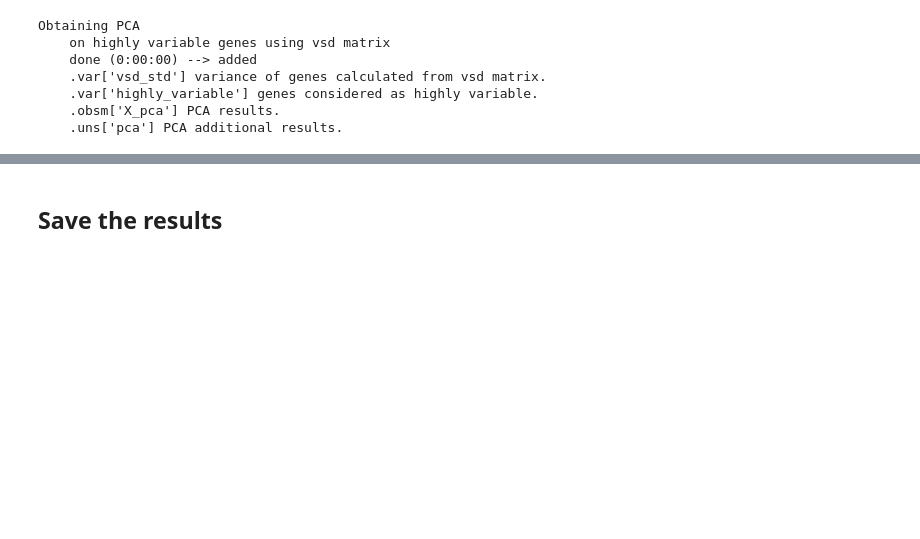
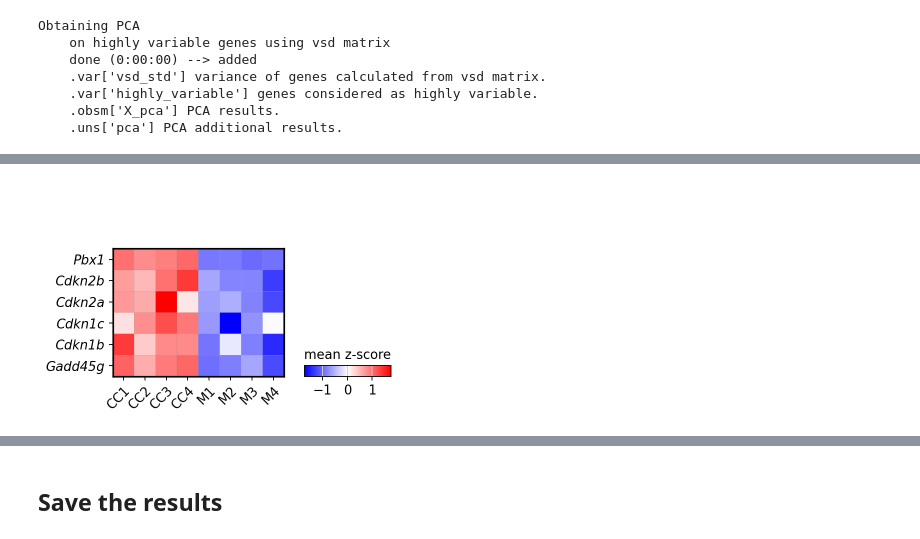
Before and after one commit to LouisFaure/upperlip_paper, a Jupyter notebook: bulk/01.Bulk-Analysis.ipynb, the cells around one changed output, grey strips where cells are left out. Saved outputs shown, nothing was run; the diff lists cells and outputs as text; code cells hidden in the pictures; blank space fills up the shorter version.

```diff
--- a/bulk/01.Bulk-Analysis.ipynb
+++ b/bulk/01.Bulk-Analysis.ipynb
@@ -99,0 +136,14 @@ WARNING: saving figure to file figures/pca.pdf
+# %%
+adata_bulk.layers["scaled"]=sc.pp.scale(adata_bulk.layers["normalized"],copy=True)
+# %%
+
+genes=["Pbx1","Cdkn2b","Cdkn2a","Cdkn1c","Cdkn1b","Gadd45g"]
+ax=sc.pl.matrixplot(adata_bulk,genes,groupby="exp",layer="scaled",vcenter=0,show=False,
+                 cmap="bwr",colorbar_title="mean z-score",swap_axes=True)
+
+plt.setp(ax['mainplot_ax'].get_yticklabels(),style="italic");
+plt.setp(ax['mainplot_ax'].get_xticklabels(),rotation=45,
+         rotation_mode="anchor",ha="right");
+plt.savefig("bulk_matrixplot.pdf")
+# %% [output]
+[figure, added]
```
Also changed, not shown: parts of 13 cells of this notebook, 1 other file.
